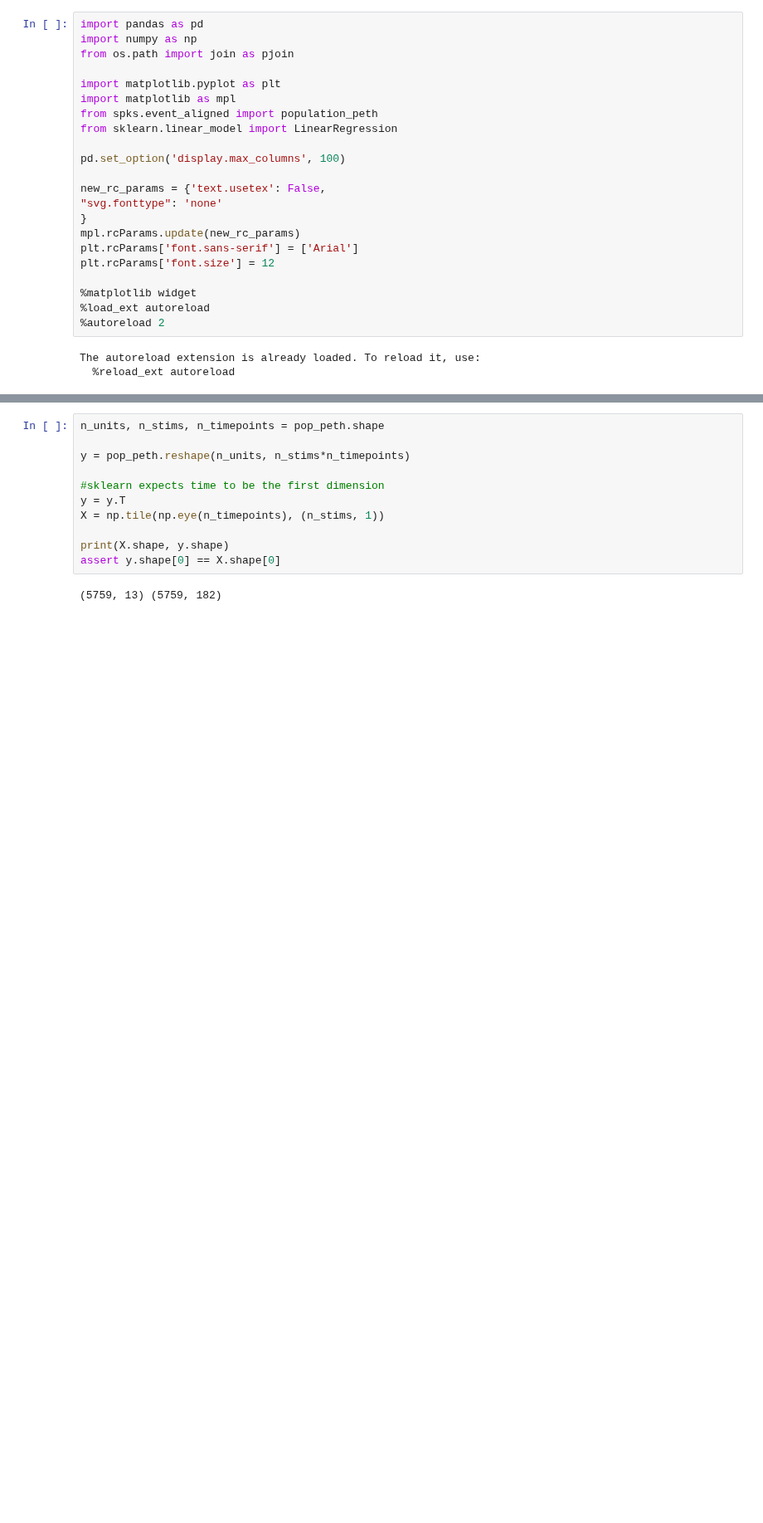
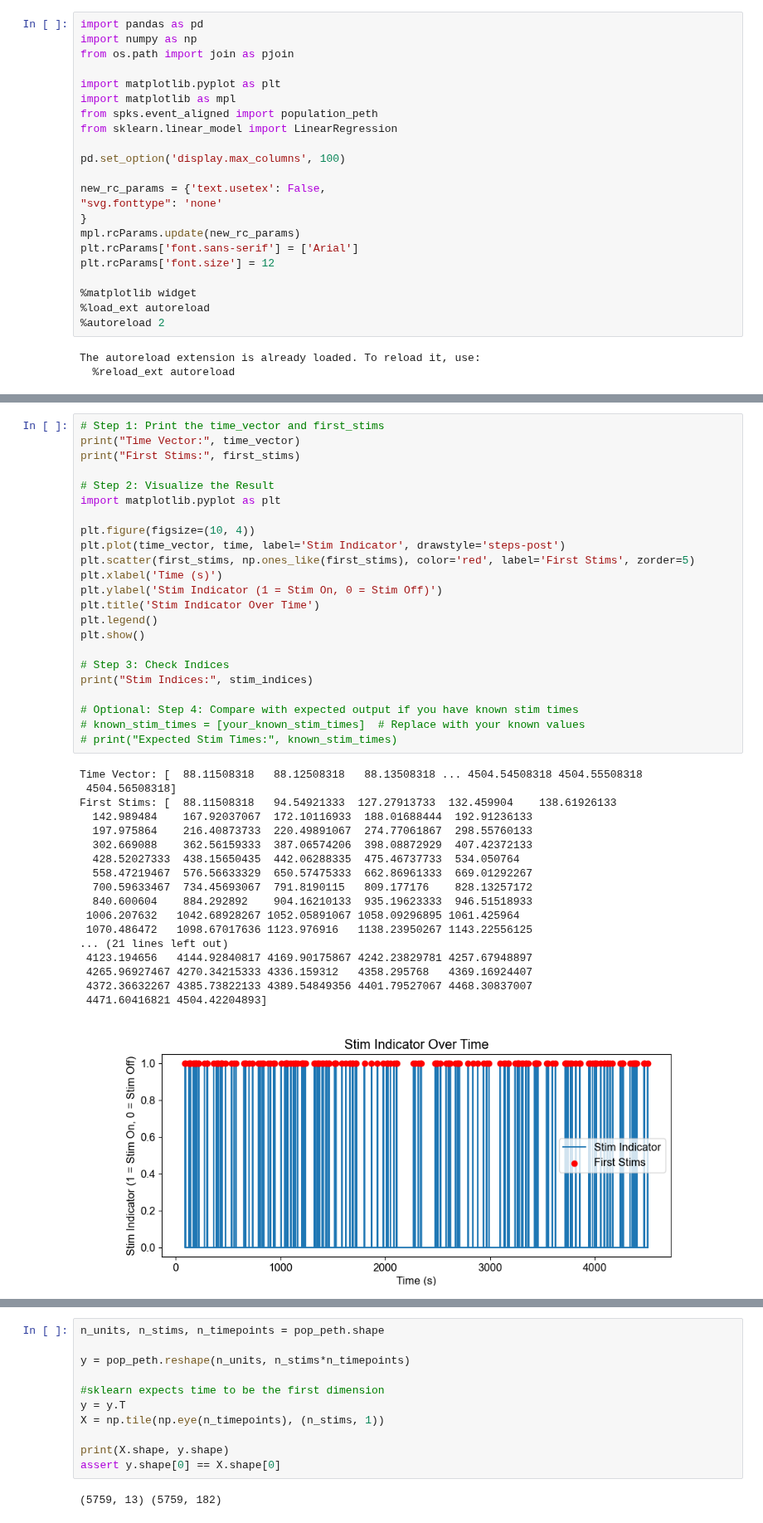
Before and after one commit to rojasgabriel/ephys, a Jupyter notebook: notebooks/encoding_analysis.ipynb, the cells around one changed output, grey strips where cells are left out. Shown at 83% size. Drawn from its saved outputs; the diff is of its cells as text; blank space fills up the shorter version.

```diff
--- a/notebooks/encoding_analysis.ipynb
+++ b/notebooks/encoding_analysis.ipynb
@@ -62,0 +105,42 @@ Discarding 19 NaNs from input array
+# %%
+# Step 1: Print the time_vector and first_stims
+print("Time Vector:", time_vector)
+print("First Stims:", first_stims)
+
+# Step 2: Visualize the Result
+import matplotlib.pyplot as plt
+
+plt.figure(figsize=(10, 4))
+plt.plot(time_vector, time, label='Stim Indicator', drawstyle='steps-post')
+plt.scatter(first_stims, np.ones_like(first_stims), color='red', label='First Stims', zorder=5)
+plt.xlabel('Time (s)')
+plt.ylabel('Stim Indicator (1 = Stim On, 0 = Stim Off)')
+plt.title('Stim Indicator Over Time')
+plt.legend()
+plt.show()
+
+# Step 3: Check Indices
+print("Stim Indices:", stim_indices)
+
+# Optional: Step 4: Compare with expected output if you have known stim times
+# known_stim_times = [your_known_stim_times]  # Replace with your known values
+# print("Expected Stim Times:", known_stim_times)
+# %% [output]
+Time Vector: [  88.11508318   88.12508318   88.13508318 ... 4504.54508318 4504.55508318
+ 4504.56508318]
+First Stims: [  88.11508318   94.54921333  127.27913733  132.459904    138.61926133
+  142.989484    167.92037067  172.10116933  188.01688444  192.91236133
+  197.975864    216.40873733  220.49891067  274.77061867  298.55760133
+  302.669088    362.56159333  387.06574206  398.08872929  407.42372133
+  428.52027333  438.15650435  442.06288335  475.46737733  534.050764
+  558.47219467  576.56633329  650.57475333  662.86961333  669.01292267
+  700.59633467  734.45693067  791.8190115   809.177176    828.13257172
+  840.600604    884.292892    904.16210133  935.19623333  946.51518933
+ 1006.207632   1042.68928267 1052.05891067 1058.09296895 1061.425964
+ 1070.486472   1098.67017636 1123.976916   1138.23950267 1143.22556125
+... (21 lines left out)
+ 4123.194656   4144.92840817 4169.90175867 4242.23829781 4257.67948897
+ 4265.96927467 4270.34215333 4336.159312   4358.295768   4369.16924407
+ 4372.36632267 4385.73822133 4389.54849356 4401.79527067 4468.30837007
+ 4471.60416821 4504.42204893]
+[figure, added]
```
Also changed, not shown: parts of 8 cells of this notebook.
